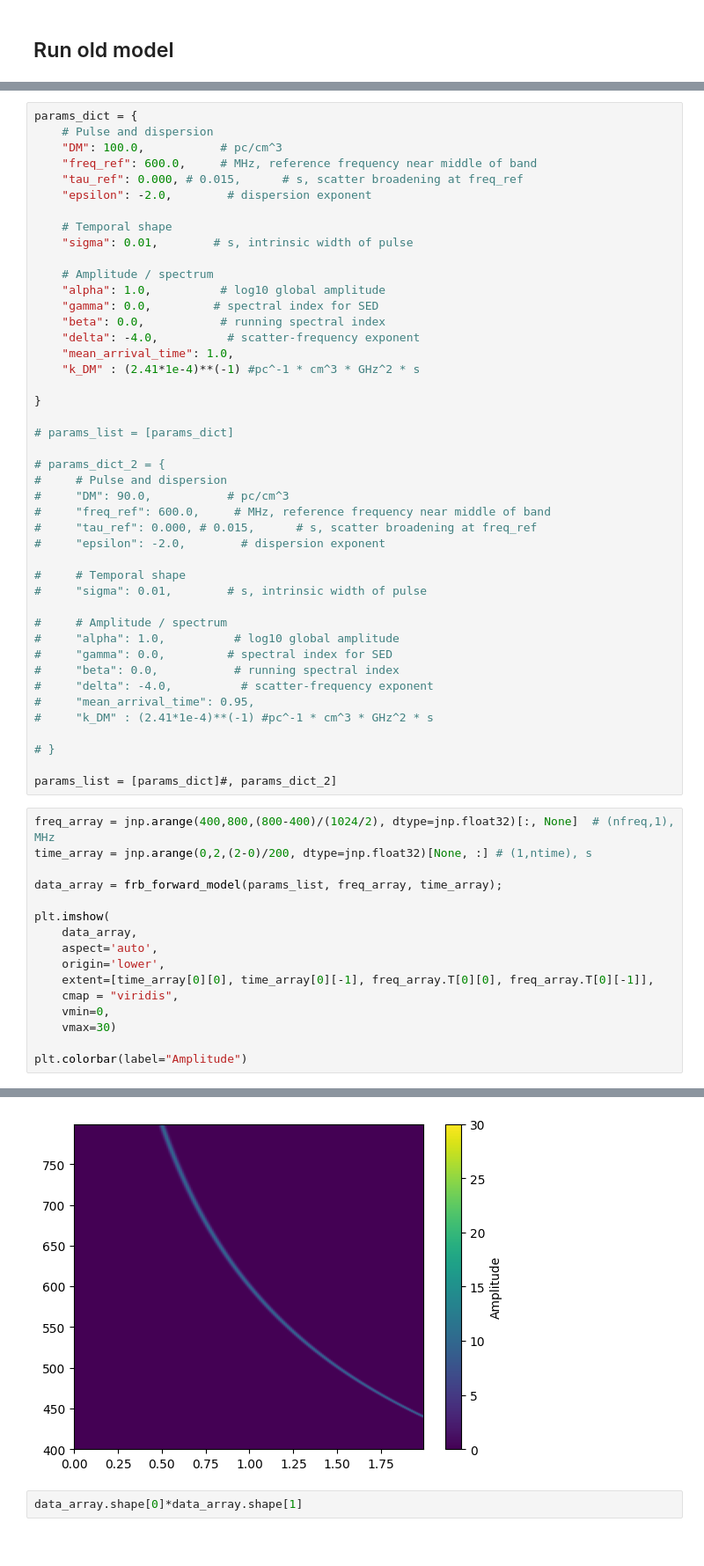
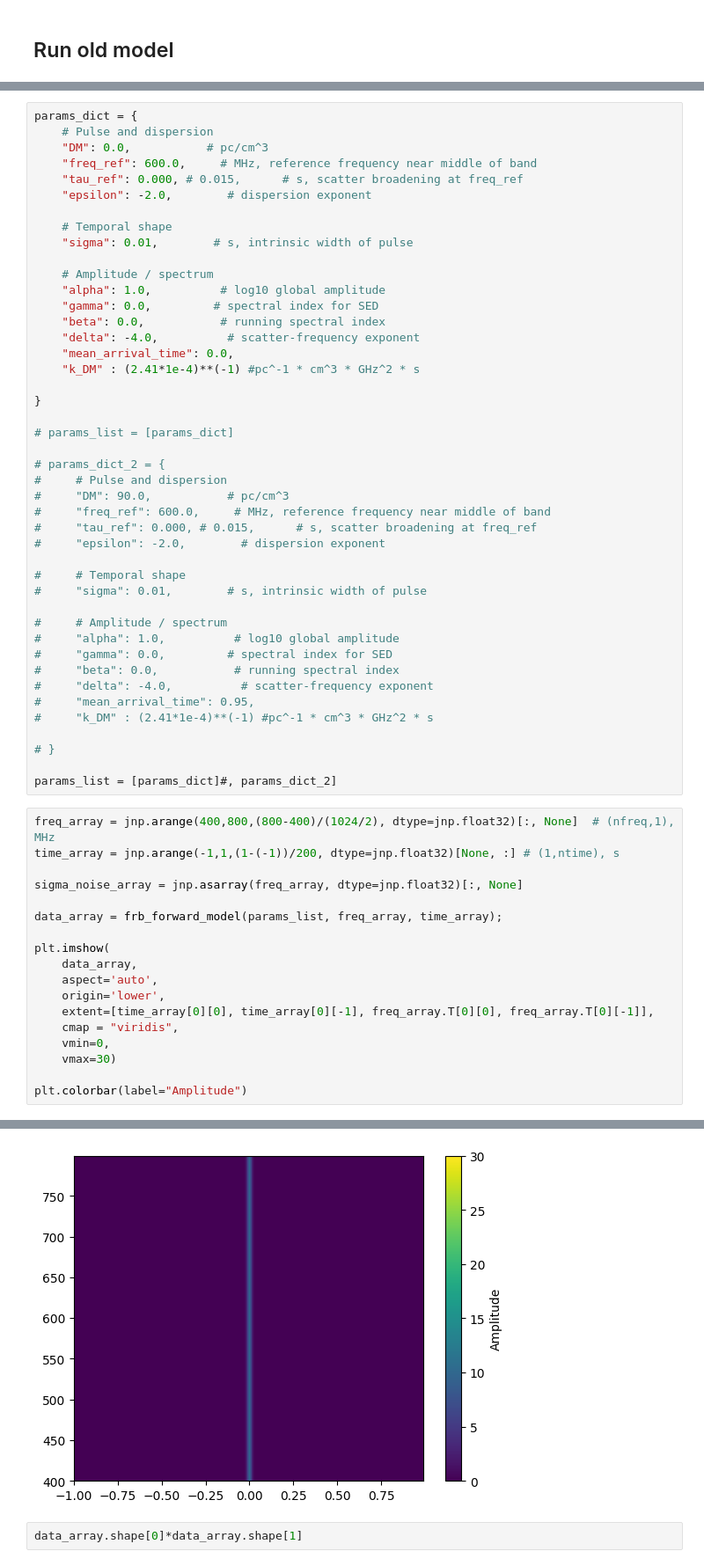
Before and after one commit to HarrisonS-Phys/FRBayes, a Jupyter notebook: frb_bayesian_analysis.ipynb, the cells around one changed output, grey strips where cells are left out. Shown at 88% size. Drawn from its saved outputs; the diff is of its cells as text.

```diff
--- a/frb_bayesian_analysis.ipynb
+++ b/frb_bayesian_analysis.ipynb
@@ -495,7 +328,7 @@ def numpyro_model_sliced(data, freq_array, time_array, n_pulses=1, sigma_noise=1
 # %%
 params_dict = {
     # Pulse and dispersion
-    "DM": 100.0,           # pc/cm^3
+    "DM": 0.0,           # pc/cm^3
     "freq_ref": 600.0,     # MHz, reference frequency near middle of band
     "tau_ref": 0.000, # 0.015,      # s, scatter broadening at freq_ref
     "epsilon": -2.0,        # dispersion exponent
@@ -508,7 +341,7 @@ params_dict = {
     "gamma": 0.0,         # spectral index for SED
     "beta": 0.0,           # running spectral index
     "delta": -4.0,          # scatter-frequency exponent
-    "mean_arrival_time": 1.0,
+    "mean_arrival_time": 0.0,
     "k_DM" : (2.41*1e-4)**(-1) #pc^-1 * cm^3 * GHz^2 * s
 
 }
@@ -538,23 +371,25 @@ params_dict = {
 params_list = [params_dict]#, params_dict_2]
 # %%
 freq_array = jnp.arange(400,800,(800-400)/(1024/2), dtype=jnp.float32)[:, None]  # (nfreq,1), MHz
-time_array = jnp.arange(0,2,(2-0)/200, dtype=jnp.float32)[None, :] # (1,ntime), s
+time_array = jnp.arange(-1,1,(1-(-1))/200, dtype=jnp.float32)[None, :] # (1,ntime), s
+
+sigma_noise_array = jnp.asarray(freq_array, dtype=jnp.float32)[:, None]
 
 data_array = frb_forward_model(params_list, freq_array, time_array);
 
 plt.imshow(
     data_array,
     aspect='auto',
     origin='lower',
     extent=[time_array[0][0], time_array[0][-1], freq_array.T[0][0], freq_array.T[0][-1]],
     cmap = "viridis",
     vmin=0,
     vmax=30)
 
 plt.colorbar(label="Amplitude")
 # %% [output]
 <matplotlib.colorbar.Colorbar at 0x...>
-[figure, old version]
+[figure, new version]
 # %%
 data_array.shape[0]*data_array.shape[1]
 # %% [output]
```
Also changed, not shown: parts of 38 cells of this notebook, 1 other file.
